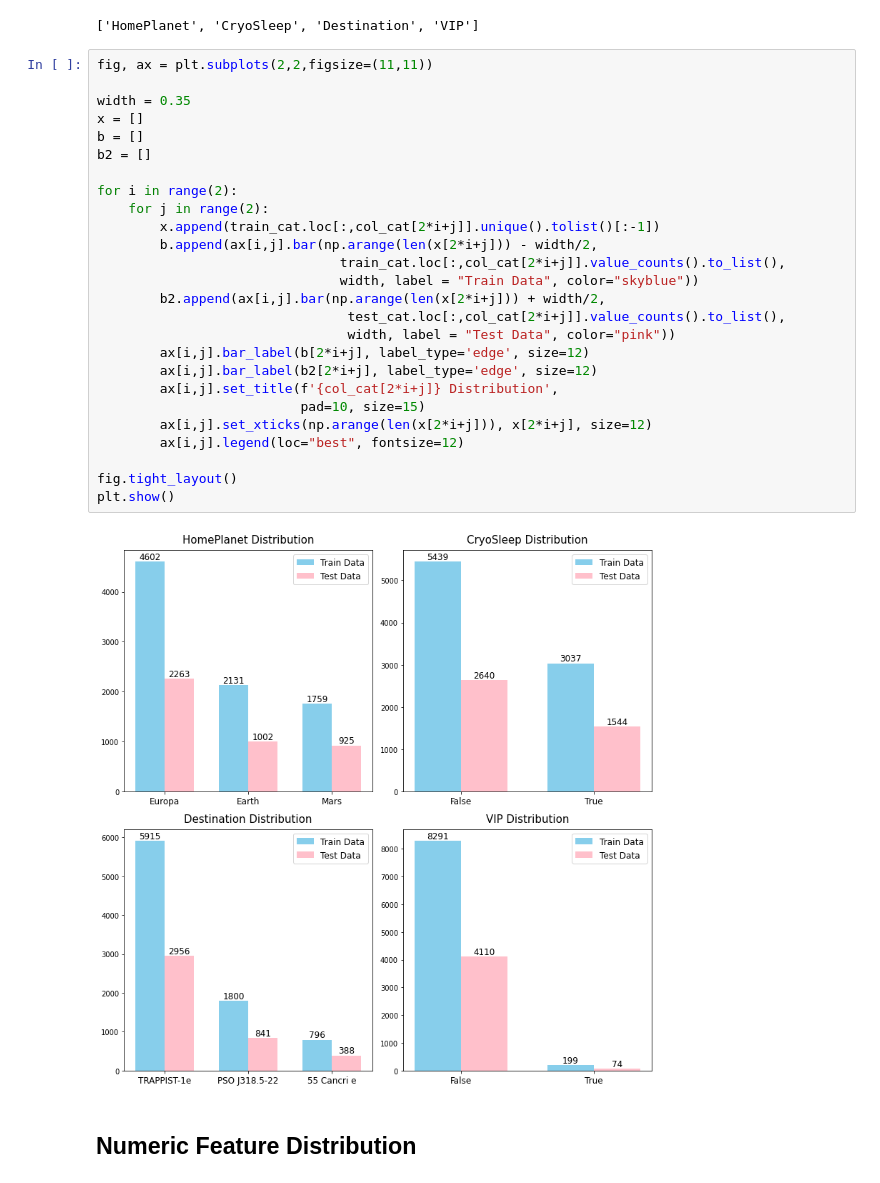
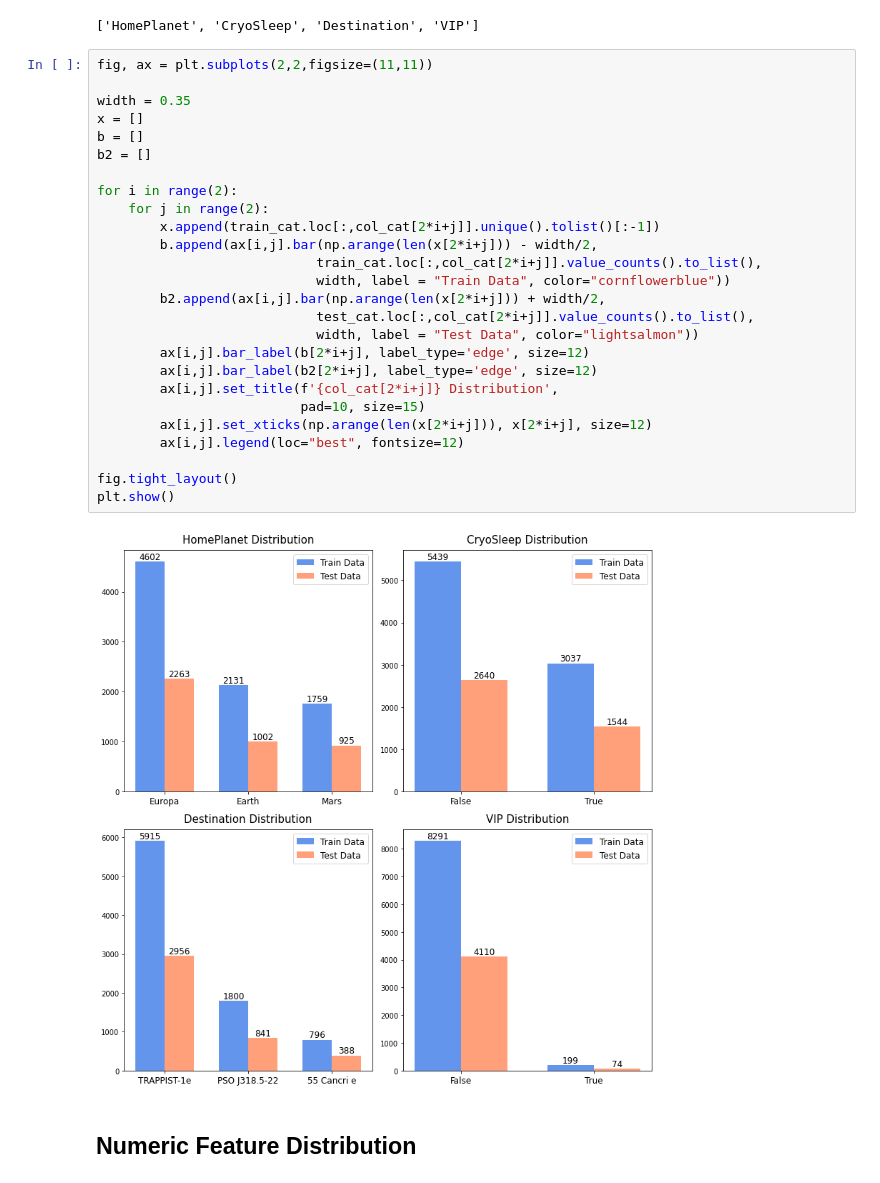
Before and after one commit to gonekng/Kaggle_Project, a Jupyter notebook: Spaceship Titanic/ml-spaceship-titanic.ipynb, the cells around one changed output. Saved outputs shown, nothing was run; the diff lists cells and outputs as text.

```diff
--- a/Spaceship Titanic/ml-spaceship-titanic.ipynb
+++ b/Spaceship Titanic/ml-spaceship-titanic.ipynb
@@ -215,31 +220,31 @@ col_cat
 # %%
 fig, ax = plt.subplots(2,2,figsize=(11,11))
 
 width = 0.35
 x = []
 b = []
 b2 = []
 
 for i in range(2):
     for j in range(2):
         x.append(train_cat.loc[:,col_cat[2*i+j]].unique().tolist()[:-1])
         b.append(ax[i,j].bar(np.arange(len(x[2*i+j])) - width/2,
-                               train_cat.loc[:,col_cat[2*i+j]].value_counts().to_list(),
-                               width, label = "Train Data", color="skyblue"))
+                            train_cat.loc[:,col_cat[2*i+j]].value_counts().to_list(),
+                            width, label = "Train Data", color="cornflowerblue"))
         b2.append(ax[i,j].bar(np.arange(len(x[2*i+j])) + width/2,
-                                test_cat.loc[:,col_cat[2*i+j]].value_counts().to_list(),
-                                width, label = "Test Data", color="pink"))
+                            test_cat.loc[:,col_cat[2*i+j]].value_counts().to_list(),
+                            width, label = "Test Data", color="lightsalmon"))
         ax[i,j].bar_label(b[2*i+j], label_type='edge', size=12)
         ax[i,j].bar_label(b2[2*i+j], label_type='edge', size=12)
         ax[i,j].set_title(f'{col_cat[2*i+j]} Distribution',
                           pad=10, size=15)
         ax[i,j].set_xticks(np.arange(len(x[2*i+j])), x[2*i+j], size=12)
         ax[i,j].legend(loc="best", fontsize=12)
 
 fig.tight_layout()
 plt.show()
 # %% [output]
-[figure, old version]
+[figure, new version]
 # %% [markdown]
 ## Numeric Feature Distribution
 # %%
```
Also changed, not shown: parts of 8 cells of this notebook.
